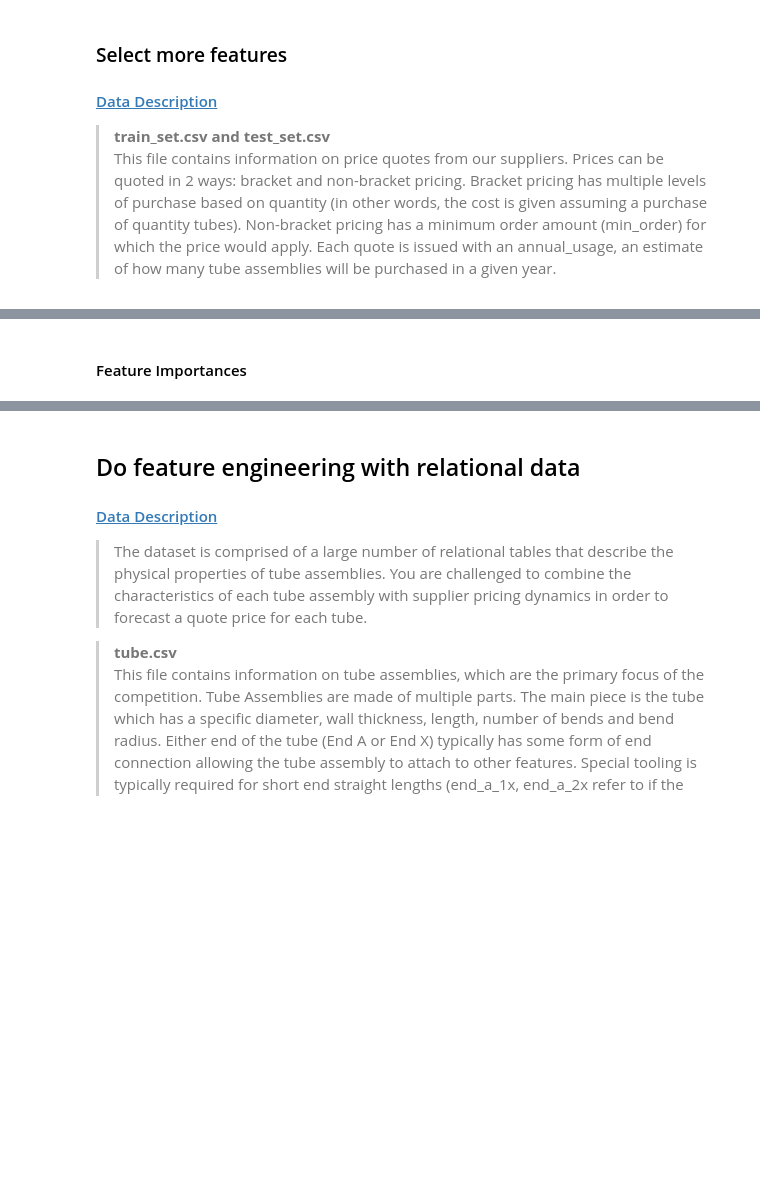
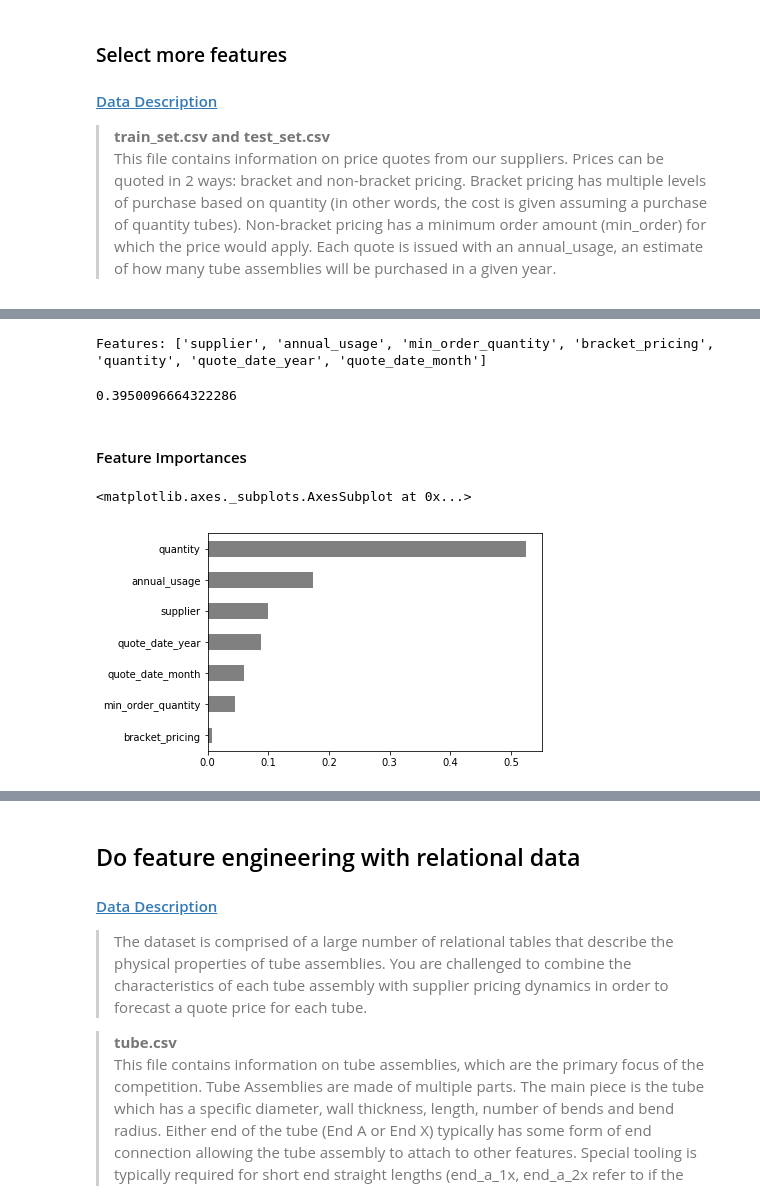
Before and after one commit to LambdaSchool/DEPRECATED-DS-Unit-2-Applied-Modeling, a Jupyter notebook: module1-log-linear-regression/enrique_log_linear_regression.ipynb, the cells around one changed output, grey strips where cells are left out. Drawn from its saved outputs; the diff is of its cells as text; code cells hidden in the pictures; blank space fills up the shorter version.

```diff
--- a/module1-log-linear-regression/enrique_log_linear_regression.ipynb
+++ b/module1-log-linear-regression/enrique_log_linear_regression.ipynb
@@ -547,2 +579,48 @@ ax.plot(X, y_pred);
+# %%
+def wrangle(X):
+    X = X.copy()
+
+    # Engineer date features
+    X['quote_date'] = pd.to_datetime(X['quote_date'], infer_datetime_format=True)
+    X['quote_date_year'] = X['quote_date'].dt.year
+    X['quote_date_month'] = X['quote_date'].dt.month
+    X = X.drop(columns='quote_date')
+
+    # Drop tube_assembly_id because our goal is to predict unknown assemblies
+    X = X.drop(columns='tube_assembly_id')
+
+    return X
+
+train_wrangled = wrangle(train)
+val_wrangled = wrangle(val)
+# %%
+features = train_wrangled.columns.drop(target)
+print('Features:', features.tolist())
+# %% [output]
+Features: ['supplier', 'annual_usage', 'min_order_quantity', 'bracket_pricing', 'quantity', 'quote_date_year', 'quote_date_month']
+# %%
+X_train = train_wrangled[features]
+X_val = val_wrangled[features]
+# %%
+import category_encoders as ce
+from sklearn.pipeline import make_pipeline
+
+pipeline = make_pipeline(
+    ce.OrdinalEncoder(),
+    RandomForestRegressor(n_estimators=100, random_state=42, n_jobs=-1)
+)
+
+pipeline.fit(X_train, y_train_log)
+y_pred_log = pipeline.predict(X_val)
+rmse(y_val_log, y_pred_log)
+# %% [output]
+0.3950096664322286
 # %% [markdown]
 #### Feature Importances
+# %%
+rf = pipeline.named_steps['randomforestregressor']
+importances = pd.Series(rf.feature_importances_, X_train.columns)
+importances.sort_values().plot.barh(color='grey')
+# %% [output]
+<matplotlib.axes._subplots.AxesSubplot at 0x...>
+[figure, added]
```
Also changed, not shown: parts of 20 cells of this notebook.
